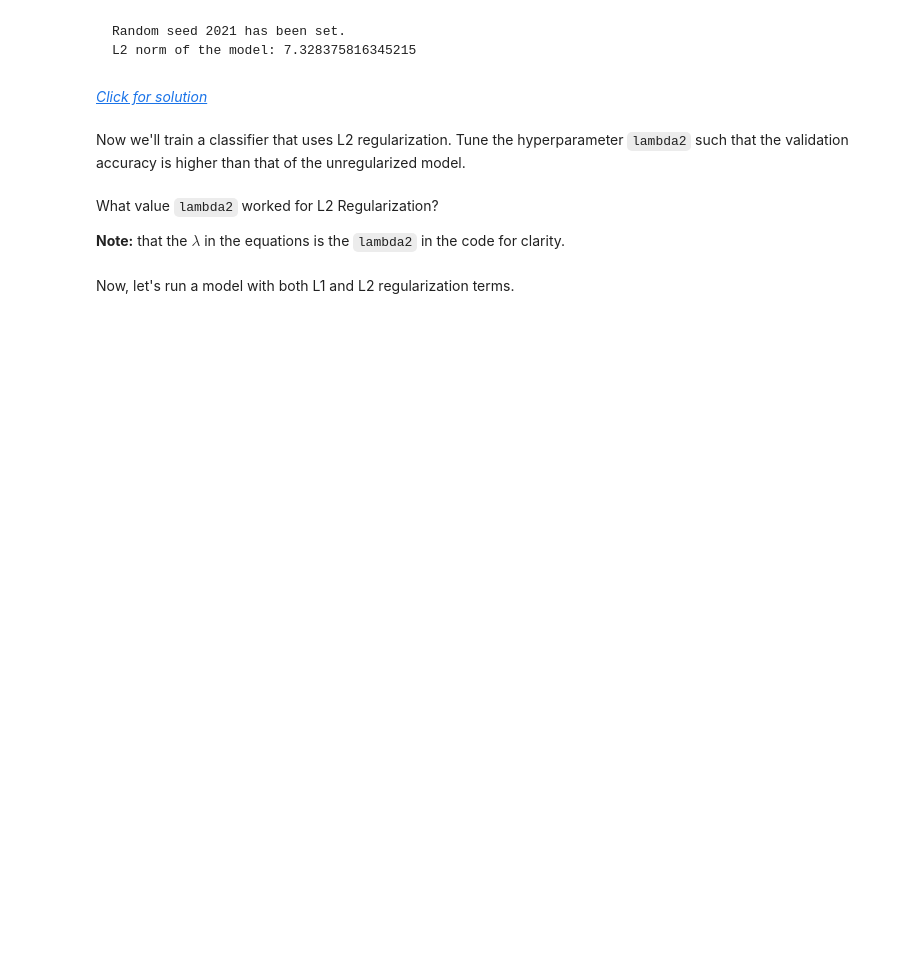
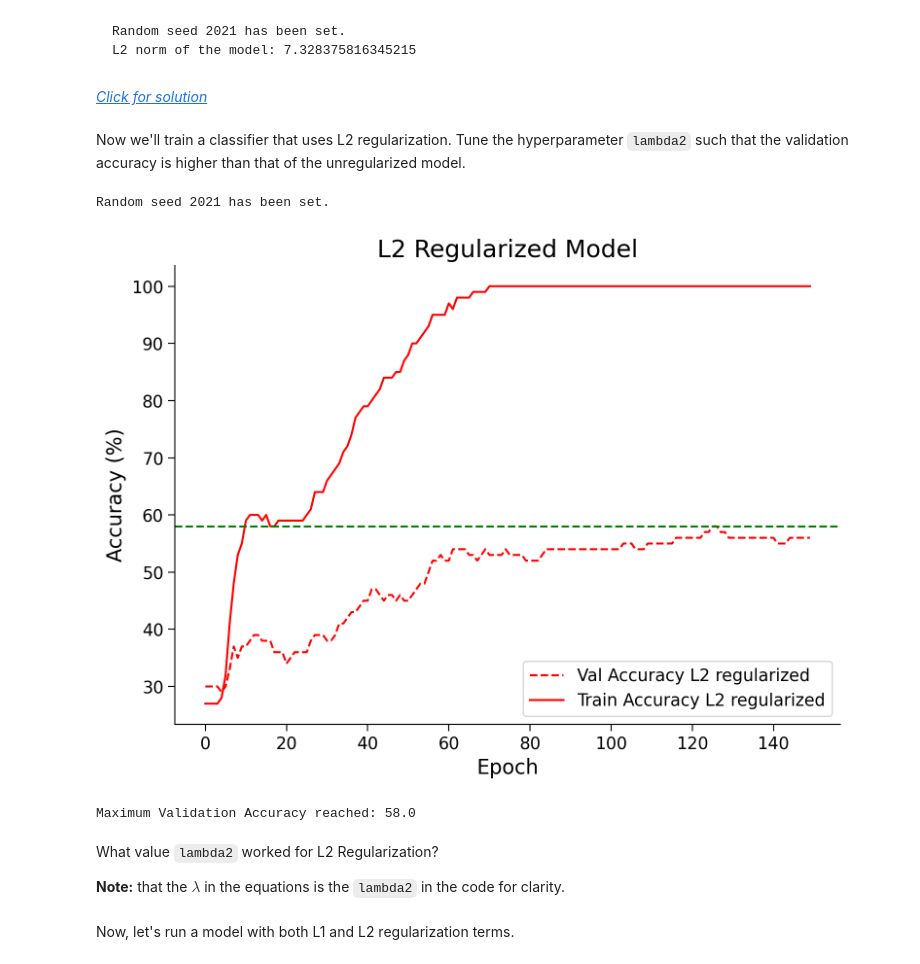
Before and after one commit to rikiatzori/DL, a Jupyter notebook: tutorials/W2D1_Regularization/student/W2D1_Tutorial2.ipynb, the cells around one changed output. Cells and saved outputs as stored; diff of their text form; code cells hidden in the pictures; blank space fills up the shorter version.

```diff
--- a/tutorials/W2D1_Regularization/student/W2D1_Tutorial2.ipynb
+++ b/tutorials/W2D1_Regularization/student/W2D1_Tutorial2.ipynb
@@ -982,18 +1013,14 @@ def l2_reg(model):
   """
 
   l2 = 0.0
-  ####################################################################
-  # Fill in all missing code below (...),
-  # then remove or comment the line below to test your function
-  raise NotImplementedError("Complete the l2_reg function")
-  ####################################################################
+
   for param in model.parameters():
-    l2 += ...
+    l2 += torch.sum((param)**2)
 
   return l2
 
 
 set_seed(SEED)
 ## uncomment to test
-# net = nn.Linear(20, 20)
-# print(f"L2 norm of the model: {l2_reg(net)}")
+net = nn.Linear(20, 20)
+print(f"L2 norm of the model: {l2_reg(net)}")
@@ -1014,34 +1044,38 @@ args2 = {
     'lr': 5e-3,
     'momentum': 0.99,
     'device': DEVICE,
-    'lambda2': 0.001  # <<<<<<<< Tune the hyperparameter lambda2
+    'lambda2': 0.009  # <<<<<<<< Tune the hyperparameter lambda2
 }
 
 # Initialize the model
 set_seed(seed=SEED)
 model = AnimalNet()
 
 # Train the model
 val_acc_l2reg, train_acc_l2reg, param_norm_l2reg, model = main(args2,
                                                                model,
                                                                train_loader,
                                                                val_loader,
                                                                img_test_dataset,
                                                                reg_function2=l2_reg)
 
 ## Train and Test accuracy plot
 plt.figure()
 plt.plot(val_acc_l2reg, label='Val Accuracy L2 regularized',
          c='red', ls='dashed')
 plt.plot(train_acc_l2reg, label='Train Accuracy L2 regularized',
          c='red', ls='solid')
 plt.axhline(y=max(val_acc_l2reg), c='green', ls='dashed')
 plt.title('L2 Regularized Model')
 plt.ylabel('Accuracy (%)')
 plt.xlabel('Epoch')
 plt.legend()
 plt.show()
 print(f"Maximum Validation Accuracy reached: {max(val_acc_l2reg)}")
+# %% [output]
+Random seed 2021 has been set.
+[figure, added]
+Maximum Validation Accuracy reached: 58.0
 # %% [markdown]
 What value `lambda2` worked for L2 Regularization?
 
```
Also changed, not shown: parts of 26 cells of this notebook.
